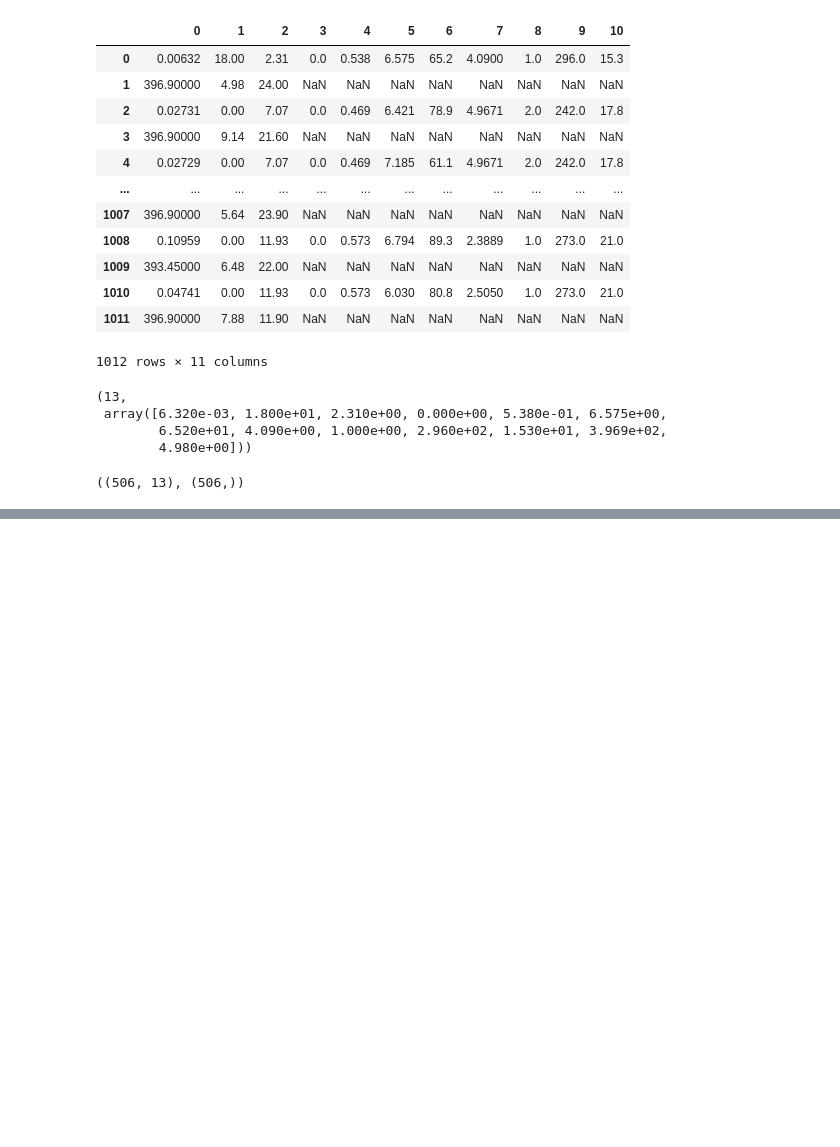
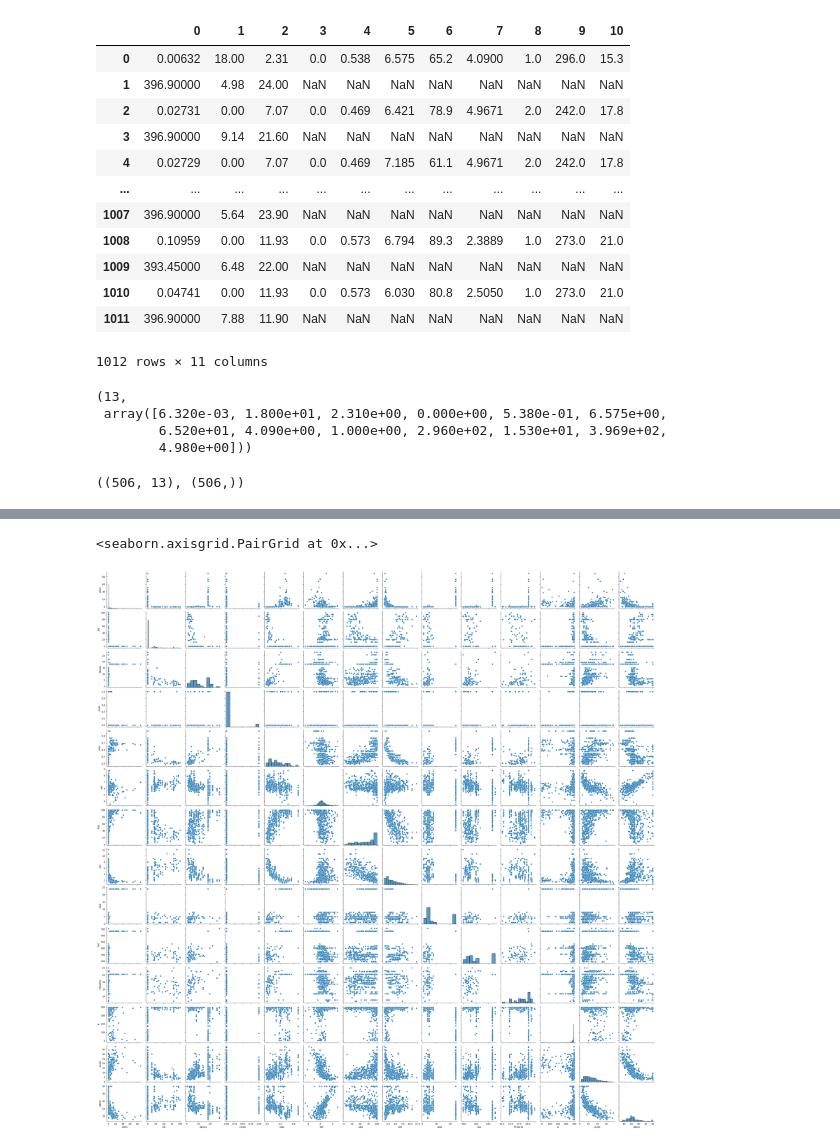
Before and after one commit to leekyuyoung20230313/pythone, a Jupyter notebook: 머신러닝/머신러닝5.ipynb, the cells around one changed output, grey strips where cells are left out. Drawn from its saved outputs; the diff is of its cells as text; code cells hidden in the pictures; blank space fills up the shorter version.

```diff
--- a/머신러닝/머신러닝5.ipynb
+++ b/머신러닝/머신러닝5.ipynb
@@ -53,0 +69,18 @@ data.shape, target.shape
+# %%
+import pandas as pd
+
+cols = ["CRIM",
+"ZN"   ,
+  "INDUS"  ,
+  "CHAS"   ,
+  "NOX"    ,
+  "RM"     ,
+  "AGE"    ,
+  "DIS"    ,
+  'RAD'    ,
+  "TAX"    ,
+  "PTRATIO" ,
+  'B' ,
+  "LSTAT"]
+df = pd.concat( [pd.DataFrame(data,columns = cols), pd.DataFrame(target,columns = ['MEDV'])],axis=1 )
+df.head()
@@ -53,0 +131,6 @@ data.shape, target.shape
+# %%
+import seaborn as sns
+sns.pairplot(df)
+# %% [output]
+<seaborn.axisgrid.PairGrid at 0x...>
+[figure, added]
```
Also changed, not shown: parts of 22 cells of this notebook.
